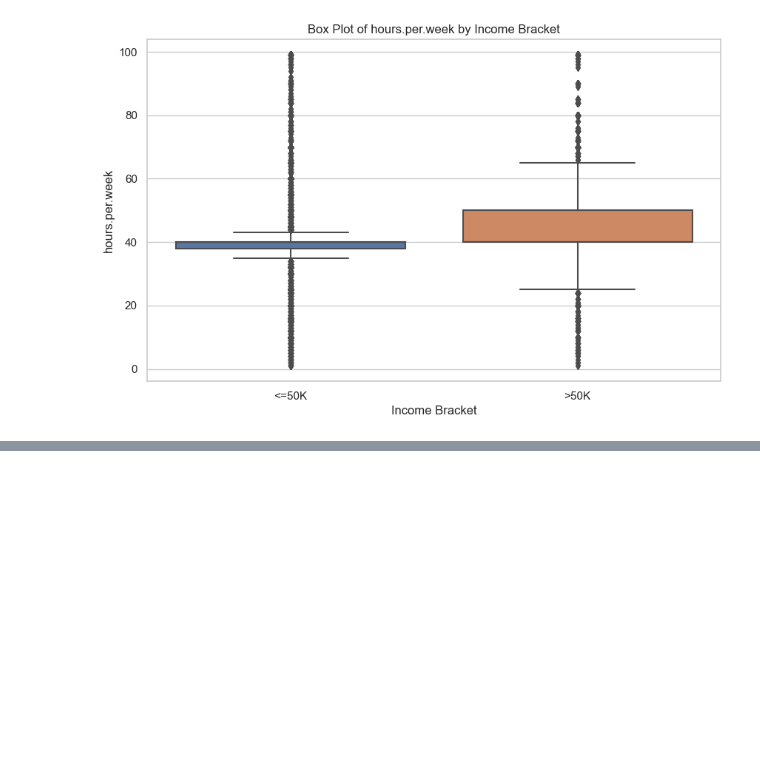
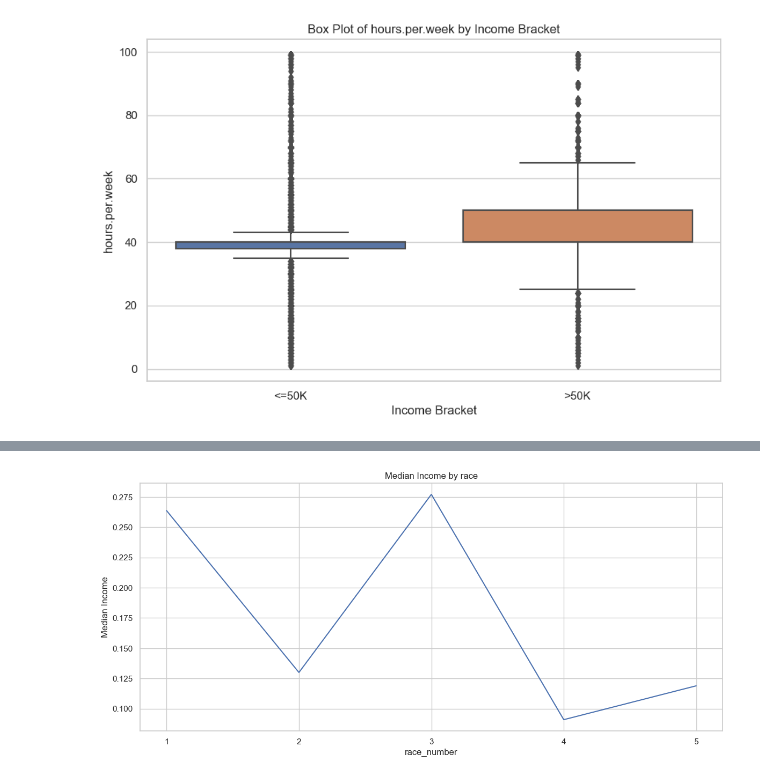
Before and after one commit to Naqibee/Project4, a Jupyter notebook: Income_Prediction.ipynb, the cells around one changed output, grey strips where cells are left out. Drawn from its saved outputs; the diff is of its cells as text; code cells hidden in the pictures; blank space fills up the shorter version.

```diff
--- a/Income_Prediction.ipynb
+++ b/Income_Prediction.ipynb
@@ -331,0 +337,18 @@ sns.pairplot(df_house, kind='reg')
+# %%
+import pandas as pd
+import numpy as np
+
+# Sample data
+data = {'race': ['White', 'Black', 'Asian-Pac-Islander', 'Other',
+       'Amer-Indian-Eskimo'],
+        'race_number': ['1', '2', '3', '4','5']}
+
+race_df = pd.DataFrame(data)
+
+# Attempt to convert 'Value' column to float, coercing errors to NaN
+race_df['race_number'] = pd.to_numeric(race_df['race_number'], errors='coerce')
+
+# Alternatively, you can drop rows with non-numeric 'Value' entries
+# df.dropna(subset=['Value'], inplace=True)
+
+print(race_df)
@@ -331,0 +362,4 @@ sns.pairplot(df_house, kind='reg')
+# %%
+race_df['race_number'] = race_df['race_number'].astype(str)
+# %%
+merged_df = race_df.merge(df, left_on='race', right_on='race', how='left')
@@ -332,3 +412,16 @@ sns.pairplot(df_house, kind='reg')
+# %%
+# Allows for the average income for different age groups
+avg = merged_df.groupby('race_number')['income_binary'].mean()
+x = avg.index
+y = avg.values
+plt.figure(figsize=(14, 6))
+sns.lineplot(x=avg.index, y=avg.values)
+plt.xlabel('race_number')
+plt.ylabel('Median Income')
+plt.title('Median Income by race')
+plt.show()
+# %% [output]
+[figure, added]
 # %%
 # # Drop all rows with missing information
 # df = df.dropna(how='any')
```
Also changed, not shown: parts of 10 cells of this notebook.
